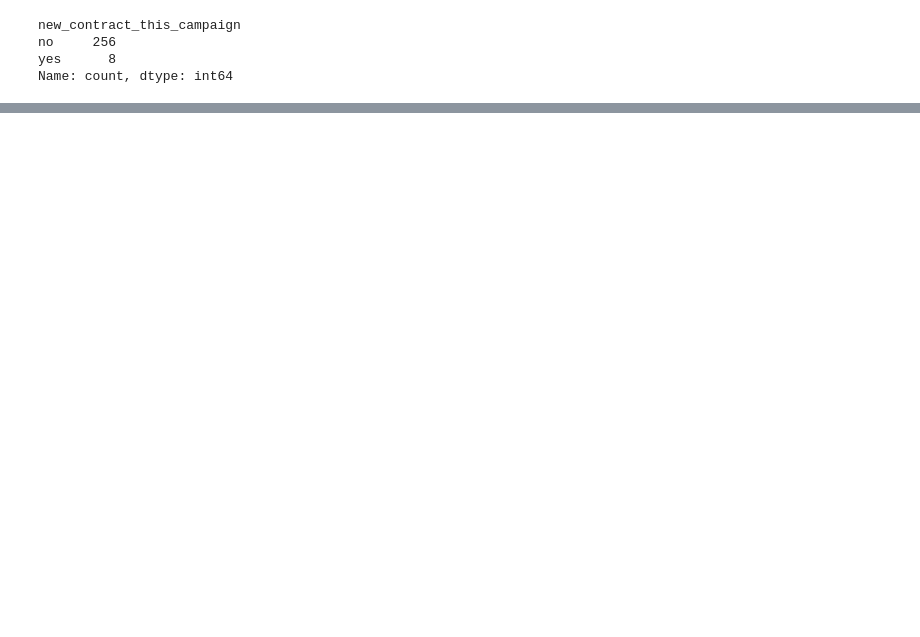
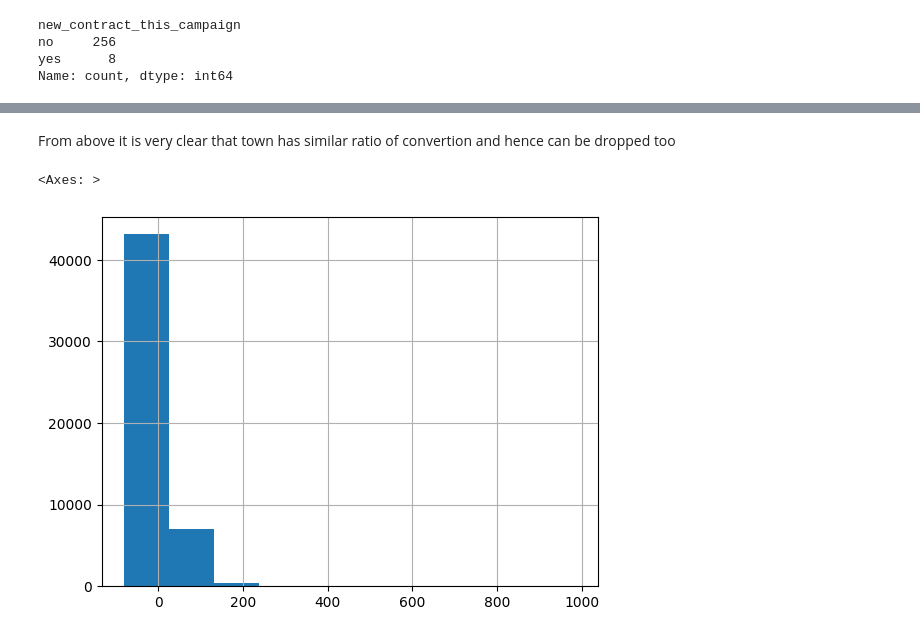
Before and after one commit to shashankpissey/ITNPBD6_MachineLearning, a Jupyter notebook: Code/explore_data.ipynb, the cells around one changed output, grey strips where cells are left out. Saved outputs shown, nothing was run; the diff lists cells and outputs as text; code cells hidden in the pictures; blank space fills up the shorter version.

```diff
--- a/Code/explore_data.ipynb
+++ b/Code/explore_data.ipynb
@@ -76,0 +205,7 @@ Name: count, dtype: int64
+# %% [markdown]
+From above it is very clear that town has similar ratio of convertion and hence can be dropped too
+# %%
+data['current_balance'].hist()
+# %% [output]
+<Axes: >
+[figure, added]
```
Also changed, not shown: parts of 27 cells of this notebook, 10 other files.
